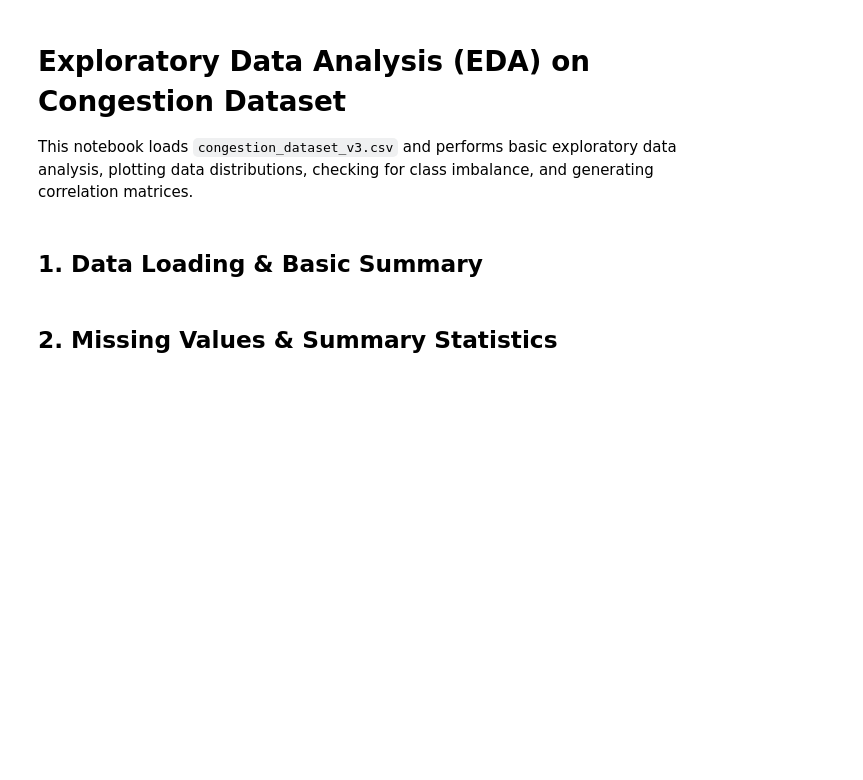
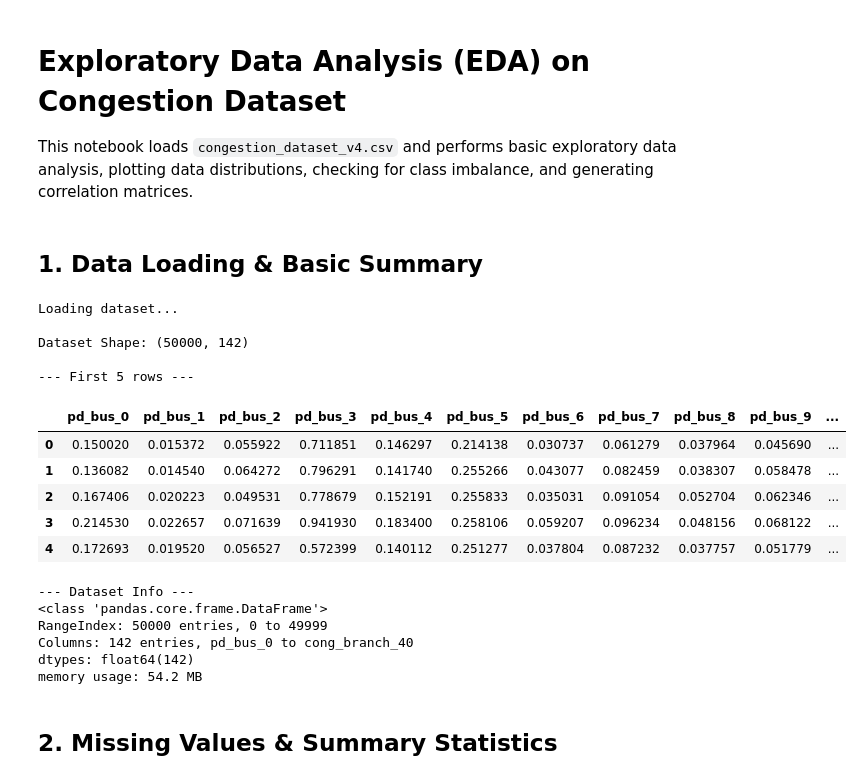
Before and after one commit to vizcayal/nodal-gnn, a Jupyter notebook: eda_analysis.ipynb, the cells around one changed output. Cells and saved outputs as stored; diff of their text form; code cells hidden in the pictures; blank space fills up the shorter version.

```diff
--- a/eda_analysis.ipynb
+++ b/eda_analysis.ipynb
@@ -1,6 +1,6 @@
 # %% [markdown]
 # Exploratory Data Analysis (EDA) on Congestion Dataset
-This notebook loads `congestion_dataset_v3.csv` and performs basic exploratory data analysis, plotting data distributions, checking for class imbalance, and generating correlation matrices.
+This notebook loads `congestion_dataset_v4.csv` and performs basic exploratory data analysis, plotting data distributions, checking for class imbalance, and generating correlation matrices.
 # %%
 import pandas as pd
 import matplotlib.pyplot as plt
@@ -14,14 +14,32 @@ sns.set_theme(style="whitegrid")
 ## 1. Data Loading & Basic Summary
 # %%
 print("Loading dataset...")
-df = pd.read_csv("congestion_dataset_v3.csv")
+df = pd.read_csv("congestion_dataset_v5.csv")
 
 print(f"\nDataset Shape: {df.shape}")
 print("\n--- First 5 rows ---")
 display(df.head())
 
 print("\n--- Dataset Info ---")
 df.info()
+# %% [output]
+Loading dataset...
+
+Dataset Shape: (50000, 142)
+
+--- First 5 rows ---
+|  | pd_bus_0 | pd_bus_1 | pd_bus_2 | pd_bus_3 | pd_bus_4 | pd_bus_5 | pd_bus_6 | pd_bus_7 | pd_bus_8 | pd_bus_9 | ... |
+| 0 | 0.150020 | 0.015372 | 0.055922 | 0.711851 | 0.146297 | 0.214138 | 0.030737 | 0.061279 | 0.037964 | 0.045690 | ... |
+| 1 | 0.136082 | 0.014540 | 0.064272 | 0.796291 | 0.141740 | 0.255266 | 0.043077 | 0.082459 | 0.038307 | 0.058478 | ... |
+| 2 | 0.167406 | 0.020223 | 0.049531 | 0.778679 | 0.152191 | 0.255833 | 0.035031 | 0.091054 | 0.052704 | 0.062346 | ... |
+| 3 | 0.214530 | 0.022657 | 0.071639 | 0.941930 | 0.183400 | 0.258106 | 0.059207 | 0.096234 | 0.048156 | 0.068122 | ... |
+| 4 | 0.172693 | 0.019520 | 0.056527 | 0.572399 | 0.140112 | 0.251277 | 0.037804 | 0.087232 | 0.037757 | 0.051779 | ... |
+--- Dataset Info ---
+<class 'pandas.core.frame.DataFrame'>
+RangeIndex: 50000 entries, 0 to 49999
+Columns: 142 entries, pd_bus_0 to cong_branch_40
+dtypes: float64(142)
+memory usage: 54.2 MB
 # %% [markdown]
 ## 2. Missing Values & Summary Statistics
 # %%
```
Also changed, not shown: parts of 6 cells of this notebook, 20 other files.
